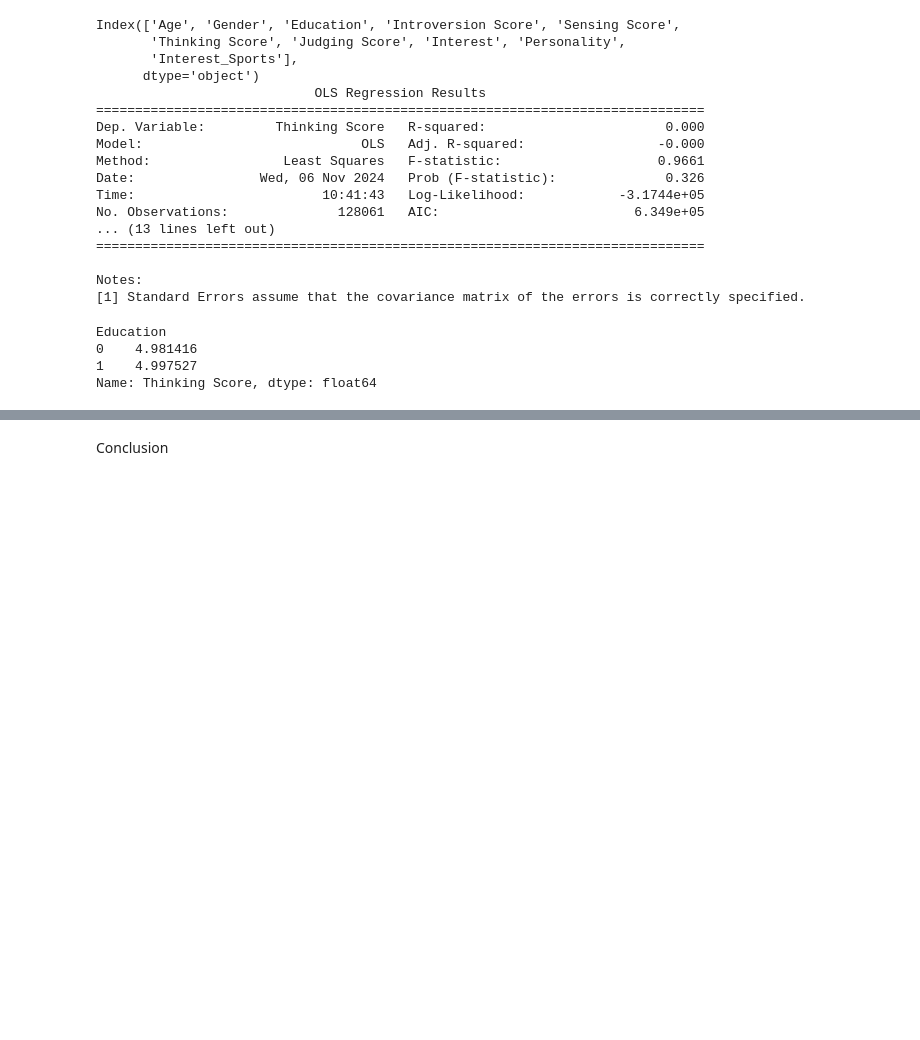
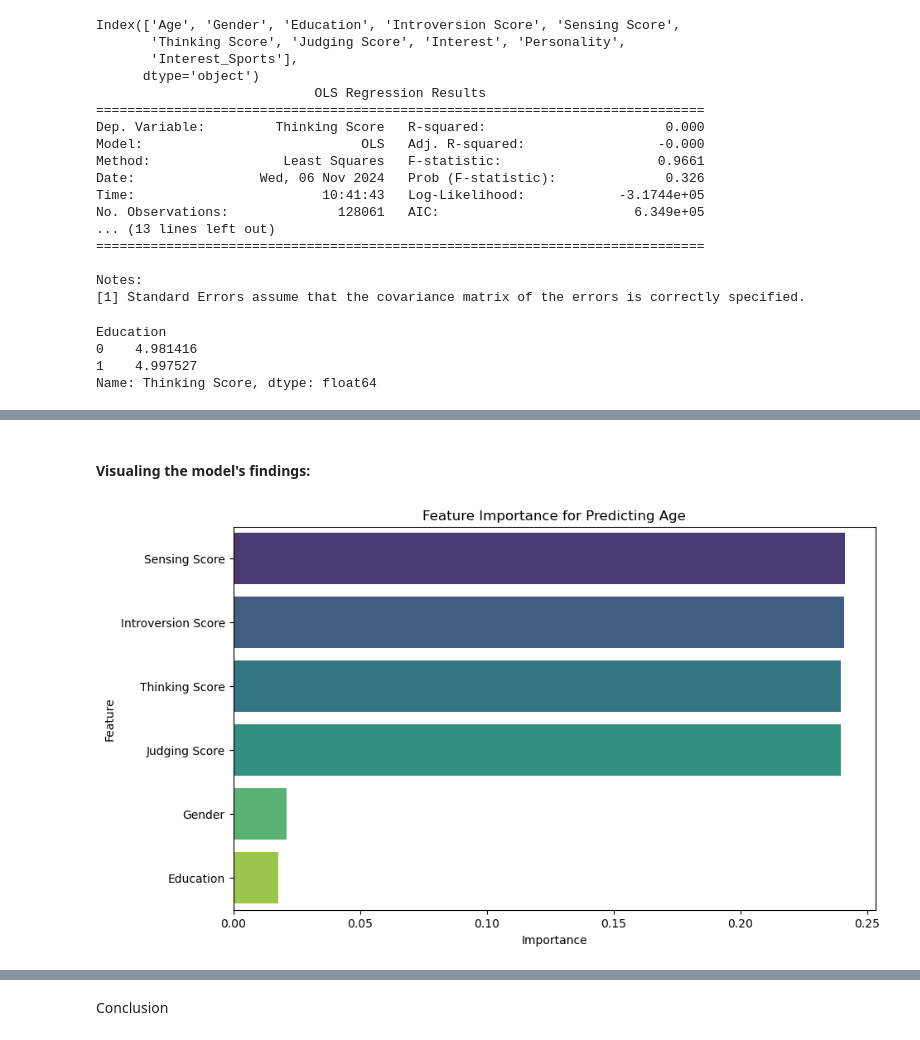
Before and after one commit to m1chele11/ResearchPaper, a Jupyter notebook: FirstDraft.ipynb, the cells around one changed output, grey strips where cells are left out. Drawn from its saved outputs; the diff is of its cells as text; code cells hidden in the pictures; blank space fills up the shorter version.

Commit message:
Intro and Q4 updates

```diff
--- a/FirstDraft.ipynb
+++ b/FirstDraft.ipynb
@@ -315,0 +324,36 @@ MICHELE ADD Q4
+# %%
+df = pd.read_csv('personalitydata.csv')
+
+
+label_encoder = LabelEncoder()
+df['Gender'] = label_encoder.fit_transform(df['Gender'])
+
+
+X = df[['Introversion Score', 'Sensing Score', 'Thinking Score', 'Judging Score', 'Gender', 'Education']]
+y = df['Age']
+
+
+X_train, X_test, y_train, y_test = train_test_split(X, y, test_size=0.2, random_state=42)
+
+rf_model = RandomForestRegressor(n_estimators=100, random_state=42)
+
+
+rf_model.fit(X_train, y_train)
+
+
+y_pred = rf_model.predict(X_test)
+
+
+mae = mean_absolute_error(y_test, y_pred)
+rmse = np.sqrt(mean_squared_error(y_test, y_pred))
+
+print(f"Mean Absolute Error (MAE): {mae}")
+print(f"Root Mean Squared Error (RMSE): {rmse}")
+
+
+importances = rf_model.feature_importances_
+feature_names = X.columns
+feature_importances = pd.DataFrame({'Feature': feature_names, 'Importance': importances})
+feature_importances = feature_importances.sort_values(by='Importance', ascending=False)
+print("\nFeature Importances:")
+print(feature_importances)
@@ -315,0 +372,2 @@ MICHELE ADD Q4
+# %% [markdown]
+#### Visualing the model's findings:
@@ -315,0 +377,11 @@ MICHELE ADD Q4
+# %%
+#Feature Importance Bar plot:
+
+plt.figure(figsize=(10, 6))
+sns.barplot(x='Importance', y='Feature', data=feature_importances, palette='viridis', hue="Feature")
+plt.title('Feature Importance for Predicting Age')
+plt.xlabel('Importance')
+plt.ylabel('Feature')
+plt.show()
+# %% [output]
+[figure, added]
```
Also changed, not shown: parts of 23 cells of this notebook.
